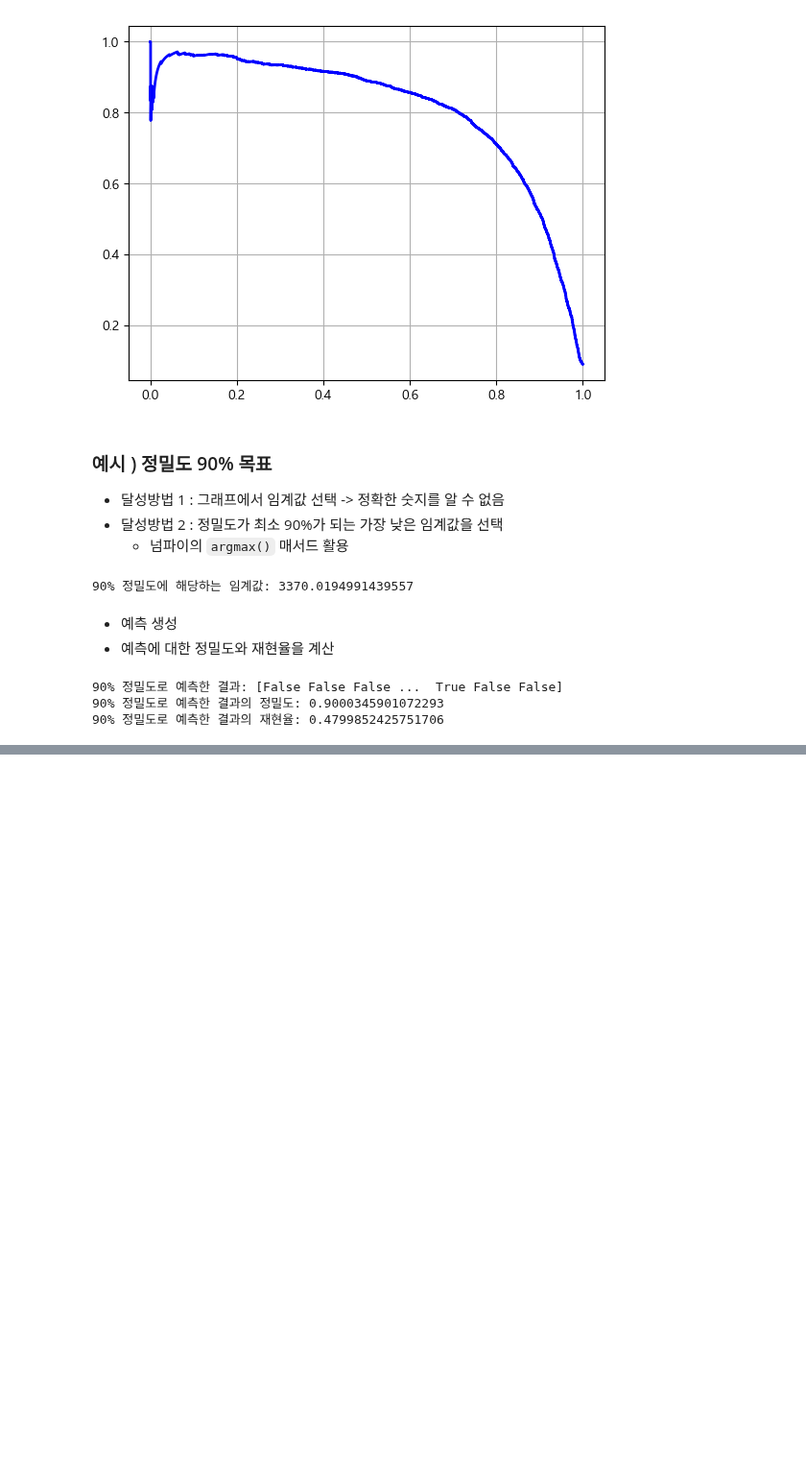
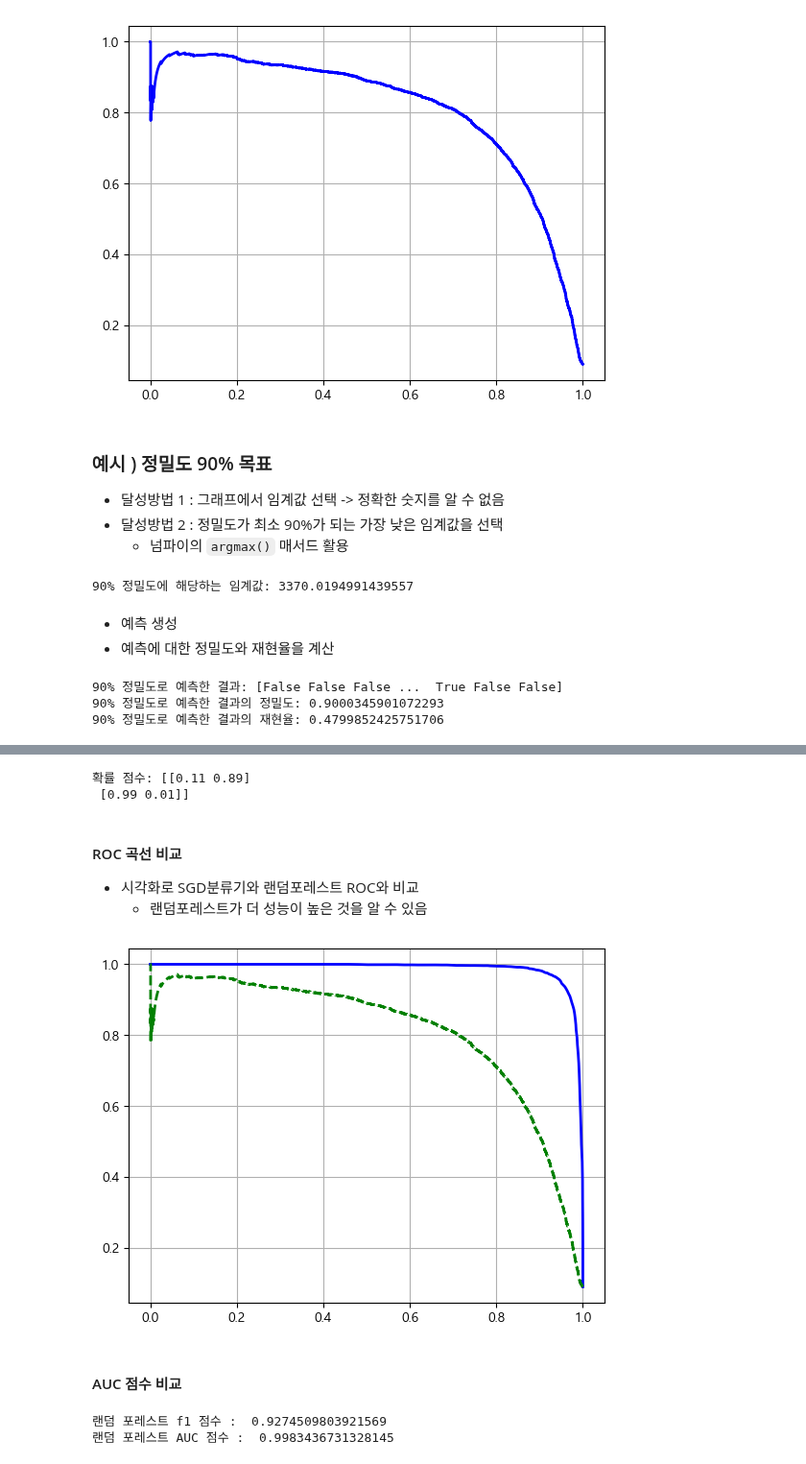
Before and after one commit to instar94/ml_tutorial, a Jupyter notebook: 06.Machine-Learning/handson/03_classification.ipynb, the cells around one changed output, grey strips where cells are left out. Shown at 96% size. Saved outputs shown, nothing was run; the diff lists cells and outputs as text; code cells hidden in the pictures; blank space fills up the shorter version.

```diff
--- a/06.Machine-Learning/handson/03_classification.ipynb
+++ b/06.Machine-Learning/handson/03_classification.ipynb
@@ -337,0 +384,39 @@ print("90% 정밀도로 예측한 결과의 재현율:", recall_score(y_train_5,
+# %%
+from sklearn.ensemble import RandomForestClassifier
+
+### 랜덤 포레스트 분류기 생성
+rf_clf = RandomForestClassifier(random_state=42)
+
+### 확률 점수 계산
+y_probas_forest = cross_val_predict(rf_clf, X_train, y_train_5, cv=3, method="predict_proba")
+
+### 확률 점수 확인 = 2개만
+print("확률 점수:", y_probas_forest[:2])
+
+### 정밀도-재현율 곡선 계산
+precisions_forest, recalls_forest, thresholds_forest = precision_recall_curve(y_train_5, y_probas_forest[:, 1])
+# %% [output]
+확률 점수: [[0.11 0.89]
+ [0.99 0.01]]
+# %% [markdown]
+#### ROC 곡선 비교
+- 시각화로 SGD분류기와 랜덤포레스트 ROC와 비교
+  - 랜덤포레스트가 더 성능이 높은 것을 알 수 있음
+# %%
+plt.plot(recalls_forest, precisions_forest, "b-", linewidth=2, label="랜덤포레스트")
+plt.plot(recalls, precisions, "g--", linewidth=2, label="SGD")
+plt.grid()
+plt.show()
+# %% [output]
+[figure, added]
+# %% [markdown]
+#### AUC 점수 비교
+# %%
+### 양성 클래스일 확률 50% 이상
+y_train_pred_forest = y_probas_forest[:,1] >=0.5
+
+print("랜덤 포레스트 f1 점수 : ",f1_score(y_train_5, y_train_pred_forest))
+print("랜덤 포레스트 AUC 점수 : ", roc_auc_score(y_train_5, y_probas_forest[:, 1]))
+# %% [output]
+랜덤 포레스트 f1 점수 :  0.9274509803921569
+랜덤 포레스트 AUC 점수 :  0.9983436731328145
```
Also changed, not shown: parts of 43 cells of this notebook.
